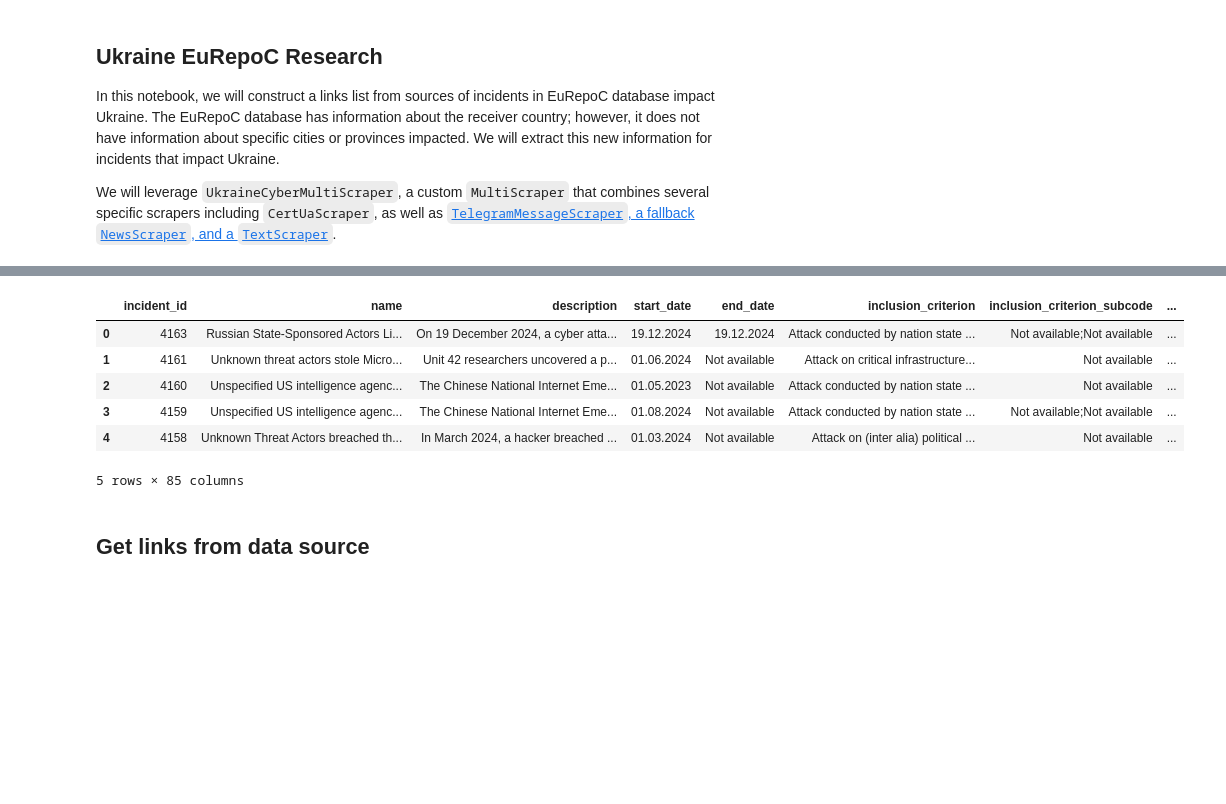
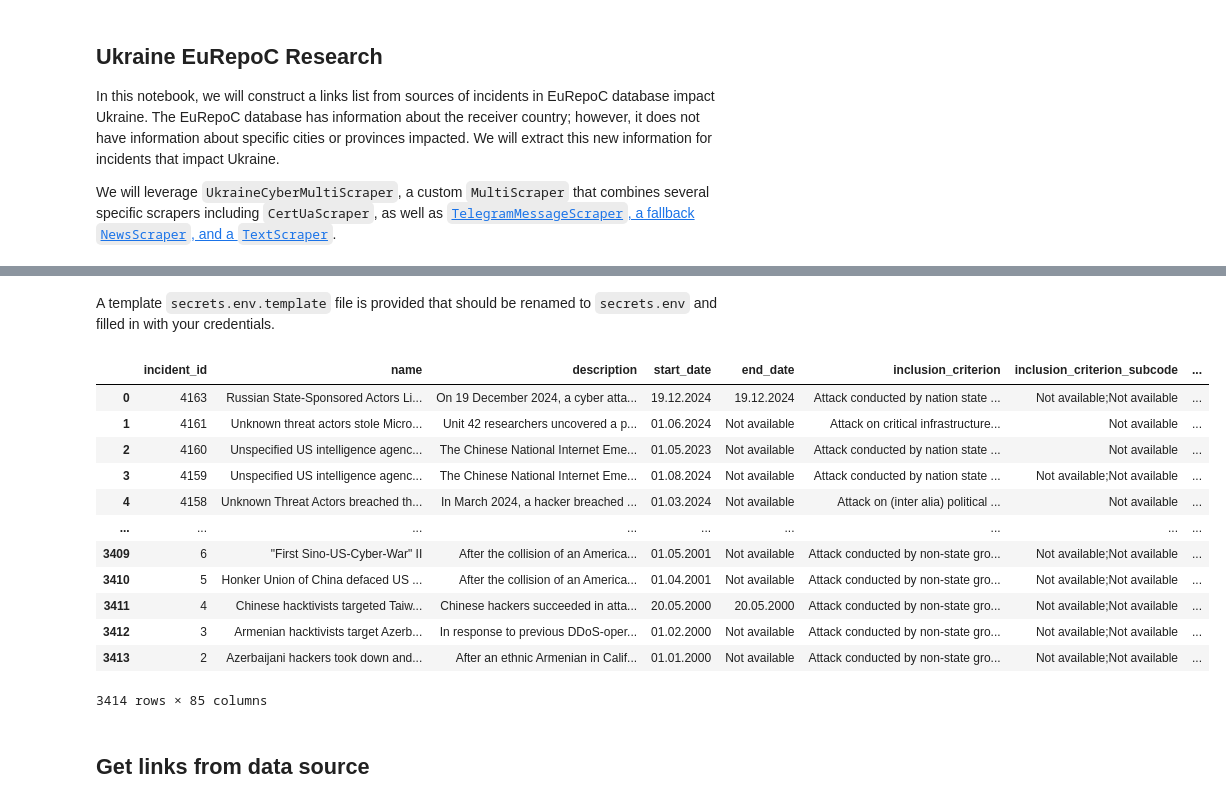
Before and after one commit to SnpM/scraipe-cyber, a Jupyter notebook: example/ukraine_europoc_research.ipynb, the cells around one changed output, grey strips where cells are left out. Drawn from its saved outputs; the diff is of its cells as text; code cells hidden in the pictures; blank space fills up the shorter version.

```diff
--- a/example/ukraine_europoc_research.ipynb
+++ b/example/ukraine_europoc_research.ipynb
@@ -12,3 +16,5 @@ A template `secrets.env.template` file is provided that should be renamed to `se
+# %% [markdown]
+A template `secrets.env.template` file is provided that should be renamed to `secrets.env` and filled in with your credentials.
 # %%
 # Import Dependencies
 from scraipe_cyber.ukraine import UkraineCyberMultiScraper
@@ -19,19 +25,6 @@ import pandas as pd
 import re
 import dotenv
 import os
-# %%
-# Download the dataset
-database_link = "https://zenodo.org/records/14965395/files/eurepoc_global_dataset_1_3.csv?download=1"
-cyber_database = pd.read_csv(database_link, sep=",", encoding="utf-8")
-cyber_database.head()
-# %% [output]
-|  | incident_id | name | description | start_date | end_date | inclusion_criterion | inclusion_criterion_subcode | ... |
-| 0 | 4163 | Russian State-Sponsored Actors Li... | On 19 December 2024, a cyber atta... | 19.12.2024 | 19.12.2024 | Attack conducted by nation state ... | Not available;Not available | ... |
-| 1 | 4161 | Unknown threat actors stole Micro... | Unit 42 researchers uncovered a p... | 01.06.2024 | Not available | Attack on critical infrastructure... | Not available | ... |
-| 2 | 4160 | Unspecified US intelligence agenc... | The Chinese National Internet Eme... | 01.05.2023 | Not available | Attack conducted by nation state ... | Not available | ... |
-| 3 | 4159 | Unspecified US intelligence agenc... | The Chinese National Internet Eme... | 01.08.2024 | Not available | Attack conducted by nation state ... | Not available;Not available | ... |
-| 4 | 4158 | Unknown Threat Actors breached th... | In March 2024, a hacker breached ... | 01.03.2024 | Not available | Attack on (inter alia) political ... | Not available | ... |
-5 rows × 85 columns
 # %%
 # Load credentials for telegram and openai
 dotenv.load_dotenv('secrets.env')
@@ -46,3 +37,22 @@ assert openai_key is not None, "OPENAI_API_KEY not found in secrets.env"
+# %%
+# Download the dataset
+database_link = "https://zenodo.org/records/14965395/files/eurepoc_global_dataset_1_3.csv?download=1"
+cyber_database = pd.read_csv(database_link, sep=",", encoding="utf-8")
+cyber_database
+# %% [output]
+|  | incident_id | name | description | start_date | end_date | inclusion_criterion | inclusion_criterion_subcode | ... |
+| 0 | 4163 | Russian State-Sponsored Actors Li... | On 19 December 2024, a cyber atta... | 19.12.2024 | 19.12.2024 | Attack conducted by nation state ... | Not available;Not available | ... |
+| 1 | 4161 | Unknown threat actors stole Micro... | Unit 42 researchers uncovered a p... | 01.06.2024 | Not available | Attack on critical infrastructure... | Not available | ... |
+| 2 | 4160 | Unspecified US intelligence agenc... | The Chinese National Internet Eme... | 01.05.2023 | Not available | Attack conducted by nation state ... | Not available | ... |
+| 3 | 4159 | Unspecified US intelligence agenc... | The Chinese National Internet Eme... | 01.08.2024 | Not available | Attack conducted by nation state ... | Not available;Not available | ... |
+| 4 | 4158 | Unknown Threat Actors breached th... | In March 2024, a hacker breached ... | 01.03.2024 | Not available | Attack on (inter alia) political ... | Not available | ... |
+| ... | ... | ... | ... | ... | ... | ... | ... | ... |
+| 3409 | 6 | "First Sino-US-Cyber-War" II | After the collision of an America... | 01.05.2001 | Not available | Attack conducted by non-state gro... | Not available;Not available | ... |
+| 3410 | 5 | Honker Union of China defaced US ... | After the collision of an America... | 01.04.2001 | Not available | Attack conducted by non-state gro... | Not available;Not available | ... |
+| 3411 | 4 | Chinese hacktivists targeted Taiw... | Chinese hackers succeeded in atta... | 20.05.2000 | 20.05.2000 | Attack conducted by non-state gro... | Not available;Not available | ... |
+| 3412 | 3 | Armenian hacktivists target Azerb... | In response to previous DDoS-oper... | 01.02.2000 | Not available | Attack conducted by non-state gro... | Not available;Not available | ... |
+| 3413 | 2 | Azerbaijani hackers took down and... | After an ethnic Armenian in Calif... | 01.01.2000 | Not available | Attack conducted by non-state gro... | Not available;Not available | ... |
+3414 rows × 85 columns
 # %% [markdown]
 ## Get links from data source
 # %%
```
Also changed, not shown: parts of 9 cells of this notebook, 1 other file.
